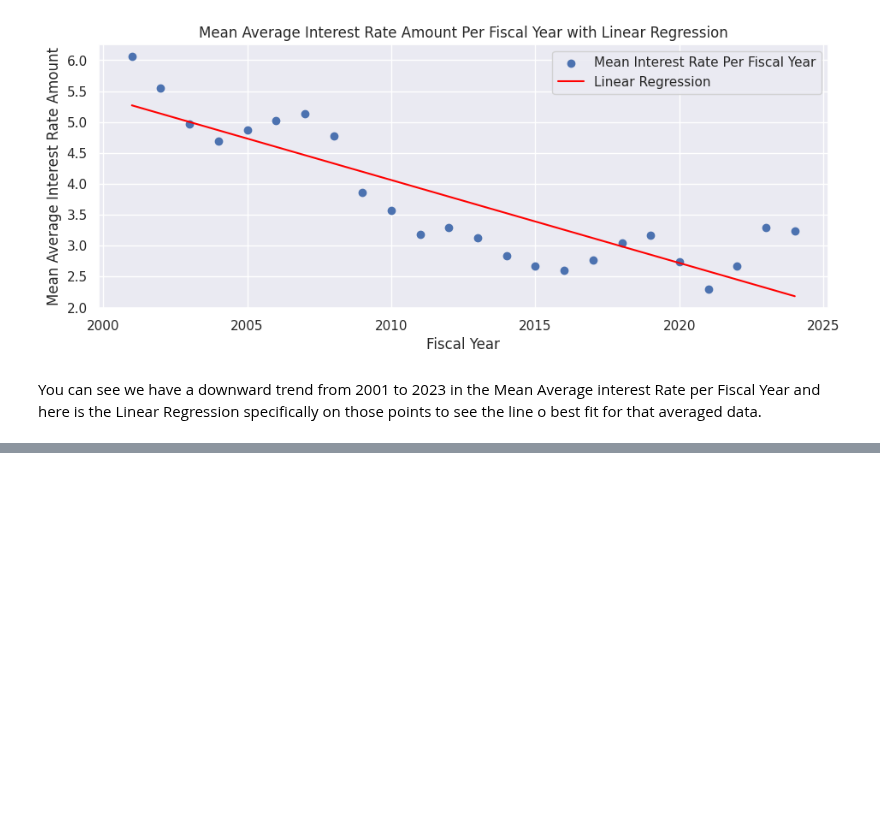
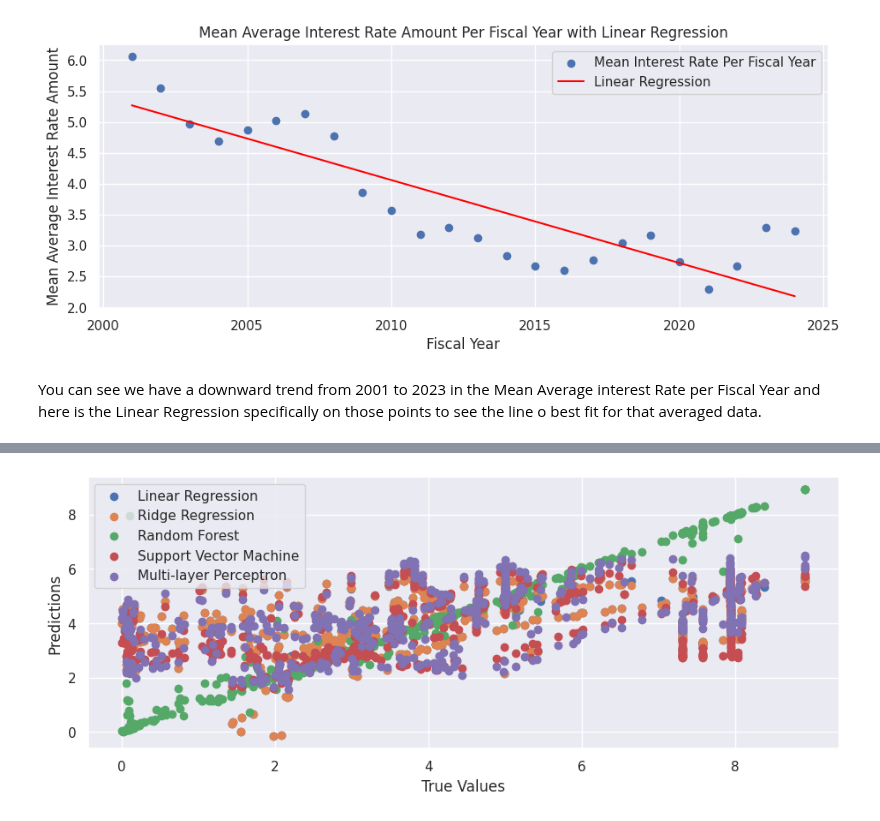
Before and after one commit to felabonte/DataMiningFinalProject, a Jupyter notebook: CS6220_DataMining_FinalProject.ipynb, the cells around one changed output, grey strips where cells are left out. Saved outputs shown, nothing was run; the diff lists cells and outputs as text; code cells hidden in the pictures; blank space fills up the shorter version.

Commit message:
Added ridge, random forest, svm, and mlp models and plot data for predicting interest rates

```diff
--- a/CS6220_DataMining_FinalProject.ipynb
+++ b/CS6220_DataMining_FinalProject.ipynb
@@ -930,3 +928,96 @@ Coefficients: [-0.13418285]
 [figure]
 # %% [markdown]
 You can see we have a downward trend from 2001 to 2023 in the Mean Average interest Rate per Fiscal Year and here is the Linear Regression specifically on those points to see the line o best fit for that averaged data.
+# %%
+import pandas as pd
+from sklearn.model_selection import train_test_split
+from sklearn.linear_model import LinearRegression, Ridge
+from sklearn.ensemble import RandomForestRegressor
+from sklearn.svm import SVR
+from sklearn.neural_network import MLPRegressor
+from sklearn.preprocessing import StandardScaler
+from sklearn.metrics import mean_squared_error, r2_score
+import matplotlib.pyplot as plt
+
+# Assuming you have a DataFrame named 'TMS_IR_merged_df' with the provided features
+
+# Select features and target variable (chosen only float and numerical data for the models)
+X = TMS_IR_merged_df[['Debt Held by the Public (in Millions)', 'Intragovernmental Holdings (in Millions)',
+                      'Total Public Debt Outstanding (in Millions)', 'Fiscal Year', 'Fiscal Quarter Number',
+                      'Calendar Year', 'Calendar Quarter Number', 'Calendar Month Number', 'Calendar Day Number']]
+
+y = TMS_IR_merged_df['Average Interest Rate Amount']
+
+# Split the data into training and testing sets
+X_train, X_test, y_train, y_test = train_test_split(X, y, test_size=0.2, random_state=143)
+
+# Standardize features
+scaler = StandardScaler()
+X_train_scaled = scaler.fit_transform(X_train)
+X_test_scaled = scaler.transform(X_test)
+
+# Linear Regression
+model_linear = LinearRegression()
+model_linear.fit(X_train_scaled, y_train)
+y_pred_linear = model_linear.predict(X_test_scaled)
+
+# Ridge Regression
+model_ridge = Ridge(alpha=1.0)
+model_ridge.fit(X_train_scaled, y_train)
+y_pred_ridge = model_ridge.predict(X_test_scaled)
+
+# Random Forest
+model_rf = RandomForestRegressor()
+model_rf.fit(X_train_scaled, y_train)
+y_pred_rf = model_rf.predict(X_test_scaled)
+
+# Support Vector Machine
+model_svm = SVR()
+model_svm.fit(X_train_scaled, y_train)
+y_pred_svm = model_svm.predict(X_test_scaled)
+
+# Multi-layer Perceptron
+model_mlp = MLPRegressor()
+model_mlp.fit(X_train_scaled, y_train)
+y_pred_mlp = model_mlp.predict(X_test_scaled)
+
+# Evaluate the models
+models = {
+    'Linear Regression': y_pred_linear,
+    'Ridge Regression': y_pred_ridge,
+    'Random Forest': y_pred_rf,
+    'Support Vector Machine': y_pred_svm,
+    'Multi-layer Perceptron': y_pred_mlp
+}
+
+# This plots all models on one graph for better plotting. These are predicting Interest Rates
+
+for name, predictions in models.items():
+    mse = mean_squared_error(y_test, predictions)
+    r2 = r2_score(y_test, predictions)
+    print(f"{name}:\nMSE: {mse}\nR-squared: {r2}\n")
+
+# Plotting
+for name, predictions in models.items():
+    plt.scatter(y_test, predictions, label=name)
+
+plt.xlabel('True Values')
+plt.ylabel('Predictions')
+plt.legend()
+plt.show()
+
+# This plots all models on its own graph for individual analysis. The target is Average Interest Rate Amount
+
+for name, predictions in models.items():
+    mse = mean_squared_error(y_test, predictions)
+    r2 = r2_score(y_test, predictions)
+
+    # Plotting
+    plt.scatter(y_test, predictions, label=f"{name}\nMSE: {mse:.2f}\nR-squared: {r2:.2f}")
+
+    plt.xlabel('True Values of Interest Rates')
+    plt.ylabel('Predictions of Interest Rates')
+    plt.legend()
+    plt.title(f'{name} Predictions vs True Values')
+    plt.show()
+# %% [output]
@@ -932,0 +1043 @@ You can see we have a downward trend from 2001 to 2023 in the Mean Average inter
+[figure, added]
```
Also changed, not shown: parts of 2 cells of this notebook.
